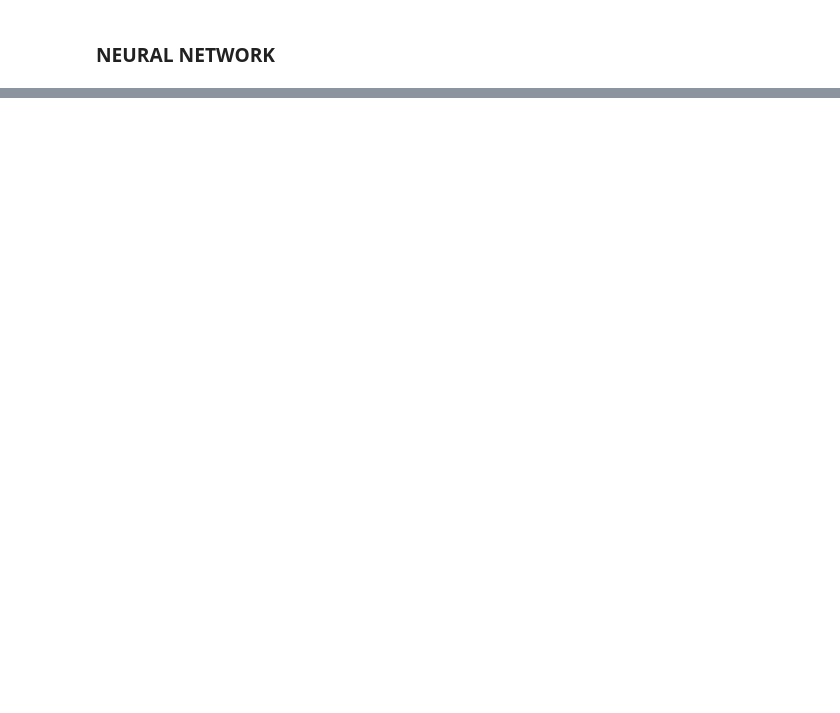
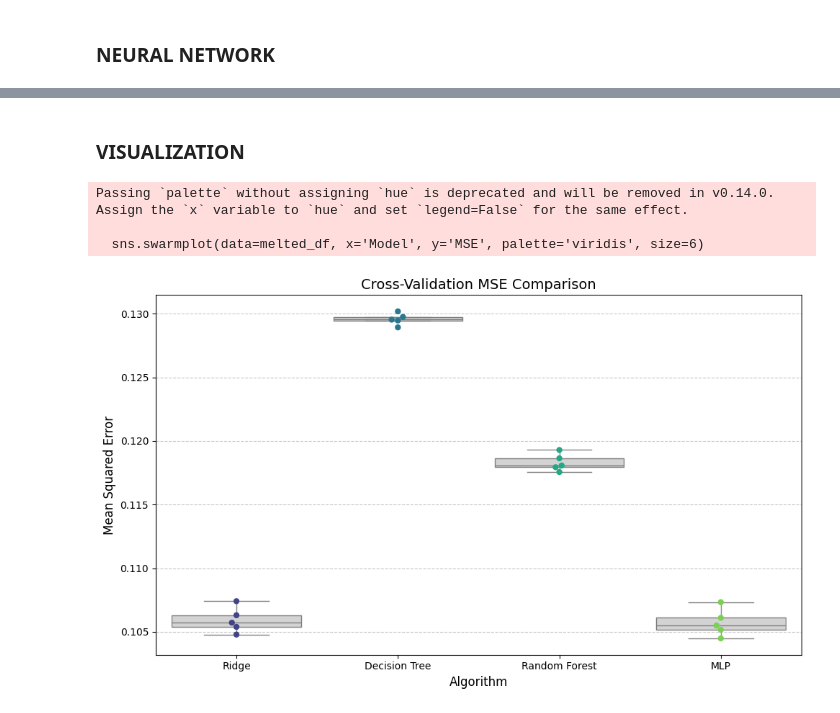
Before and after one commit to oriolraventost/gradient-boosting-implementation, a Jupyter notebook: notebooks/scores.ipynb, the cells around one changed output, grey strips where cells are left out. Cells and saved outputs as stored; diff of their text form; code cells hidden in the pictures; blank space fills up the shorter version.

Commit message:
Clean processor. Add data cutting back in. Install seaborn and matplotlib. Move main logic to notebooks.

```diff
--- a/notebooks/scores.ipynb
+++ b/notebooks/scores.ipynb
@@ -50,9 +81,4 @@ y_train, y_valid = processor.transform_target(y_train, y_valid)
 ### RIDGE REGRESSION
 # %%
 ridge = Ridge(alpha=1)
-ridge.fit(X_train, y_train)
-
-ridge_valid_preds = ridge.predict(X_valid)
-
-print(f"Ridge validation MSE: {mean_squared_error(y_valid, ridge_valid_preds)}")
-print(f"Ridge validation R^2: {r2_score(y_valid, ridge_valid_preds)}")
+ridge_mse_scores, ridge_r2_scores, ridge_oof_preds = my_cross_validation(ridge, raw_train, target, kf, processor)
@@ -75,10 +90,5 @@ Ridge validation R^2: 0.6728413383205902
 # %% [markdown]
 ### RANDOM FOREST
 # %%
-rf = RandomForestRegressor(n_estimators=100, max_depth=5, random_state=42)
-rf.fit(X_train, y_train)
-
-rf_test_preds = rf.predict(X_valid)
-
-print(f"Random forest validation MSE: {mean_squared_error(y_valid, rf_test_preds)}")
-print(f"Random forest validation R^2: {r2_score(y_valid, rf_test_preds)}")
+rf = RandomForestRegressor(n_estimators=100, max_depth=8, random_state=42)
+rf_mse_scores, rf_r2_scores, rf_oof_preds = my_cross_validation(rf, raw_train, target, kf, processor)
@@ -139,7 +146,8 @@ class MLP(NNRegressor):
                 y_valid_np = y_valid_t.cpu().numpy().flatten()
                 val_r2 = r2_score(y_valid_np, val_preds_np)
 
-            print(f"Epoch: {epoch+1} | Validation MSE: {val_loss:.4f} | R^2: {val_r2:.4f}")
+            if (epoch+1) % 10 == 0:
+                print(f"Epoch: {epoch+1} | Validation MSE: {val_loss:.4f} | R^2: {val_r2:.4f}")
 
             if val_loss < best_loss:
                 best_loss = val_loss
@@ -149,6 +157,7 @@ class MLP(NNRegressor):
                 early_stop_count += 1
 
             if early_stop_count >= patience:
+                print("-"*50)
                 break
 
         if best_model:
@@ -167,0 +210,35 @@ KeyboardInterrupt:
+# %% [markdown]
+### VISUALIZATION
+# %%
+# 1. Prepare the data for Seaborn (Long-format)
+results_df = pd.DataFrame({
+    'Ridge': ridge_mse_scores,
+    'Decision Tree': dt_mse_scores,
+    'Random Forest': rf_mse_scores,
+    'MLP': mlp_mse_scores
+})
+
+# Melt the dataframe so it has two columns: 'Model' and 'MSE'
+melted_df = results_df.melt(var_name='Model', value_name='MSE')
+
+# 2. Plotting
+plt.figure(figsize=(10, 6))
+
+# Add a boxplot to show the quartiles/median
+sns.boxplot(data=melted_df, x='Model', y='MSE', color='lightgray', showfliers=False)
+
+# Overlay the swarmplot to show the individual fold scores
+sns.swarmplot(data=melted_df, x='Model', y='MSE', palette='viridis', size=6)
+
+plt.title('Cross-Validation MSE Comparison', fontsize=14)
+plt.ylabel('Mean Squared Error', fontsize=12)
+plt.xlabel('Algorithm', fontsize=12)
+plt.grid(axis='y', linestyle='--', alpha=0.7)
+
+plt.tight_layout()
+plt.show()
+# %% [output]
+Passing `palette` without assigning `hue` is deprecated and will be removed in v0.14.0. Assign the `x` variable to `hue` and set `legend=False` for the same effect.
+
+  sns.swarmplot(data=melted_df, x='Model', y='MSE', palette='viridis', size=6)
+[figure, added]
```
Also changed, not shown: parts of 8 cells of this notebook, 2 other files.
